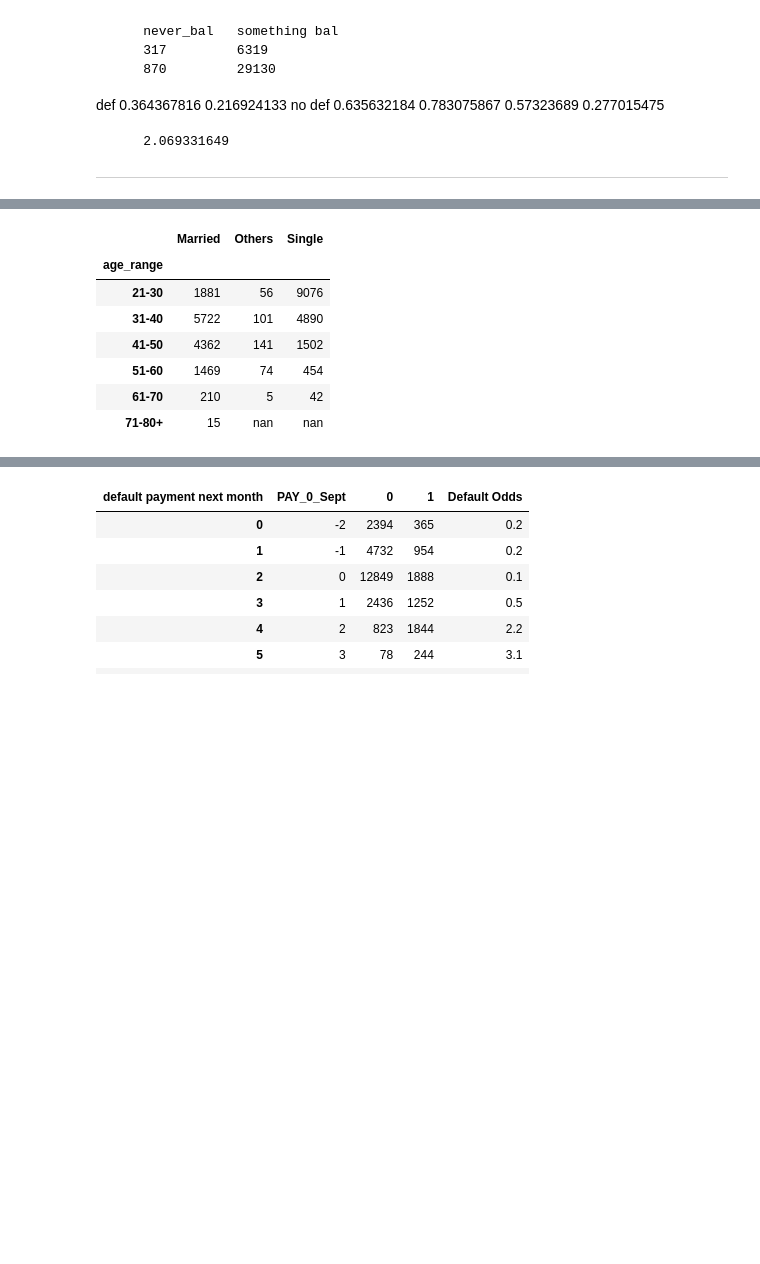
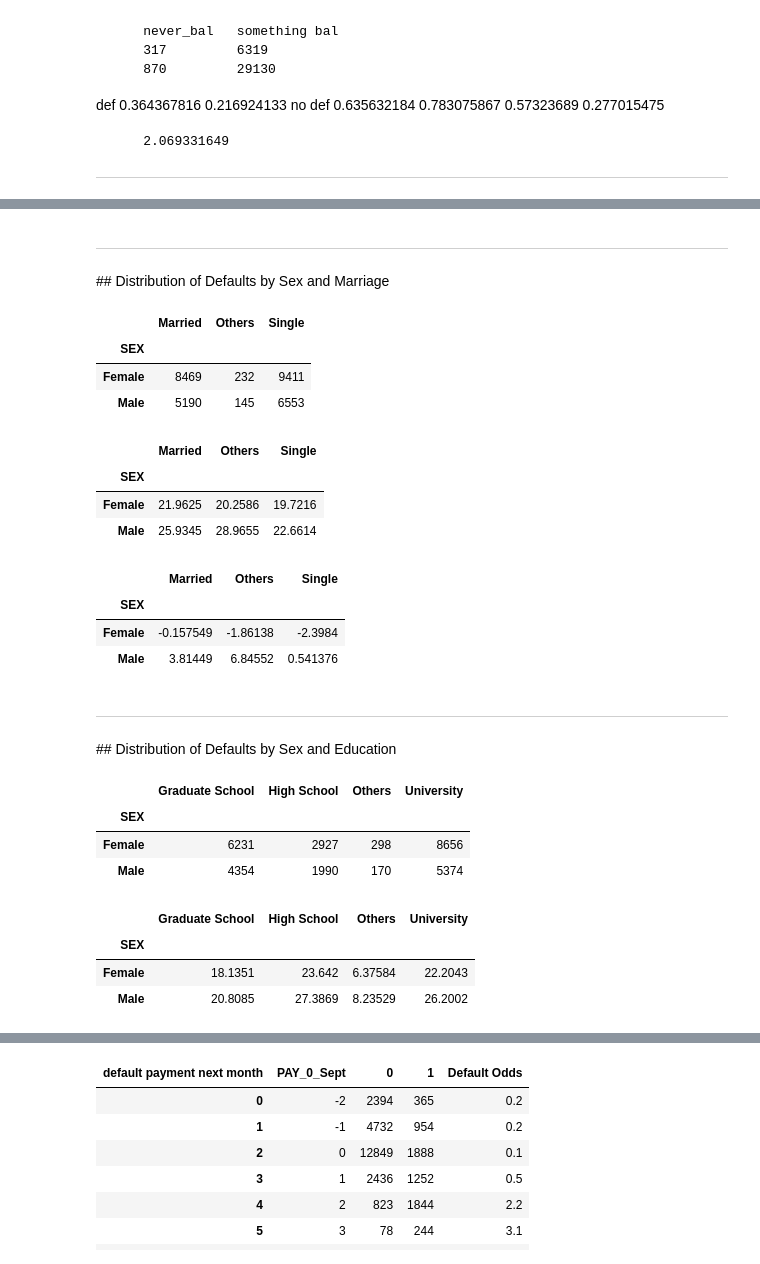
Before and after one commit to rlshuhart/MSDS7331_Project_1, a Jupyter notebook: MSDS7331_Project_1_Notebook.ipynb, the cells around one changed output, grey strips where cells are left out. Cells and saved outputs as stored; diff of their text form; code cells hidden in the pictures; blank space fills up the shorter version.

```diff
--- a/MSDS7331_Project_1_Notebook.ipynb
+++ b/MSDS7331_Project_1_Notebook.ipynb
@@ -16,14 +16,13 @@ import pandas_profiling
 # seaborn and matplotlib
 import matplotlib.pyplot as plt
 import seaborn as sns
-%matplotlib inline
 
 # Page settings - might not need...
 pd.set_option('display.max_rows', 1000)
 pd.set_option('display.max_columns', 1000)
 
 # Prevents scientific notation formatting issues. Limits floats to one decimal place.
-pd.set_option('display.float_format', lambda x: '%.1f' % x)
+pd.set_option('display.float_format', lambda x: '%.3f' % x)
 # %% [markdown]
 # Business Understanding (10 points total).
 * Describe the purpose of the data set you selected (i.e., why was this data collected in
@@ -209,9 +201,9 @@ for i in range(len(cat_vars)):
 # %% [markdown]
 It appears EDUCATION, MARRIAGE, and PAY_0_Sept-PAY_6_April (history of past payment) have values not defined by the documentation. EDUCATION should only have values 1-4 representing graduate school(1), university(2), high school(3), and others(4), however, has 0, 5, and 6. The undefinded values make up only about 1% of the observations will be imputed to the 'others' category, 4. MARRIAGE documentation states 3 categories, married(1), single(2), and others(3), yet .2% of values are defined as 0. The value 0 for MARRIAGE will be imputed to the 'others' catgory of 3. According to the documentation, PAY_0_Sept-PAY_6_April, should have values -1 or 1-9, however, the data is different and the values range from -2 to 9. Following the logic, -2 must be two months early, -1 one month early, 0 on time, 1 one month late, and so on up to 9 where 9 represents 9 months late or more. Further investigation shows not much difference in default between -2 to 0.
 # %%
-# Impute undefined values
+# Impute undefined values. "~" symbol means to invert. Or for the below "not in"
 cc_data.loc[(~cc_data['EDUCATION'].isin(['Graduate School','University','High School','Others'])), 'EDUCATION'] = 'Others'
-cc_data.loc[(cc_data['MARRIAGE']==0), 'MARRIAGE'] = 'Others'
+cc_data.loc[(~cc_data['MARRIAGE'].isin(['Married','Single','Others'])), 'MARRIAGE'] = 'Others'
 
 # recheck
 for i in range(len(cat_vars)):
@@ -348,14 +522,66 @@ no def	0.635632184	0.783075867
+# %% [markdown]
+<hr>
+## Distribution of Defaults by Sex and Marriage
 # %%
-age_default = cc_data.groupby(['age_range','MARRIAGE',])
+# Count of distribution
 
-cm = sns.light_palette("blue", as_cmap=True)
-age_default['default payment next month'].count().unstack().style.background_gradient(cmap=cm)
+cm = sns.light_palette("gray", as_cmap=True)
+
+sex_v_mar_default = cc_data.groupby(['SEX','MARRIAGE'])
+sex_v_mar_default['default payment next month'].size().unstack().style.background_gradient(cmap=cm)
 # %% [output]
 |  | Married | Others | Single |
-| age_range |  |  |  |
-| 21-30 | 1881 | 56 | 9076 |
-| 31-40 | 5722 | 101 | 4890 |
-| 41-50 | 4362 | 141 | 1502 |
-| 51-60 | 1469 | 74 | 454 |
-| 61-70 | 210 | 5 | 42 |
-| 71-80+ | 15 | nan | nan |
+| SEX |  |  |  |
+| Female | 8469 | 232 | 9411 |
+| Male | 5190 | 145 | 6553 |
+# %%
+# Proportion of default
+
+cm = sns.light_palette("red", as_cmap=True)
+x_count = sex_v_mar_default['default payment next month'].count().unstack()
+x_sum = sex_v_mar_default['default payment next month'].sum().unstack()
+((x_sum/x_count)*100).style.background_gradient(cmap=cm)
+# %% [output]
+|  | Married | Others | Single |
+| SEX |  |  |  |
+| Female | 21.9625 | 20.2586 | 19.7216 |
+| Male | 25.9345 | 28.9655 | 22.6614 |
+# %%
+# Relative proportion of default to the total average
+
+cm = sns.light_palette("red", as_cmap=True)
+x_count = sex_v_mar_default['default payment next month'].count().unstack()
+x_sum = sex_v_mar_default['default payment next month'].sum().unstack()
+((x_sum/x_count)*100 - avg_default_rate).style.background_gradient(cmap=cm)
+# %% [output]
+|  | Married | Others | Single |
+| SEX |  |  |  |
+| Female | -0.157549 | -1.86138 | -2.3984 |
+| Male | 3.81449 | 6.84552 | 0.541376 |
+# %% [markdown]
+<hr>
+## Distribution of Defaults by Sex and Education
+# %%
+# Count of distribution
+
+cm = sns.light_palette("gray", as_cmap=True)
+
+sex_v_edu_default = cc_data.groupby(['SEX','EDUCATION'])
+sex_v_edu_default['default payment next month'].size().unstack().style.background_gradient(cmap=cm)
+# %% [output]
+|  | Graduate School | High School | Others | University |
+| SEX |  |  |  |  |
+| Female | 6231 | 2927 | 298 | 8656 |
+| Male | 4354 | 1990 | 170 | 5374 |
+# %%
+# Proportion of default
+
+cm = sns.light_palette("red", as_cmap=True)
+x_count = sex_v_edu_default['default payment next month'].count().unstack()
+x_sum = sex_v_edu_default['default payment next month'].sum().unstack()
+((x_sum/x_count)*100).style.background_gradient(cmap=cm)
+# %% [output]
+|  | Graduate School | High School | Others | University |
+| SEX |  |  |  |  |
+| Female | 18.1351 | 23.642 | 6.37584 | 22.2043 |
+| Male | 20.8085 | 27.3869 | 8.23529 | 26.2002 |
```
Also changed, not shown: parts of 39 cells of this notebook, 1 other file.
